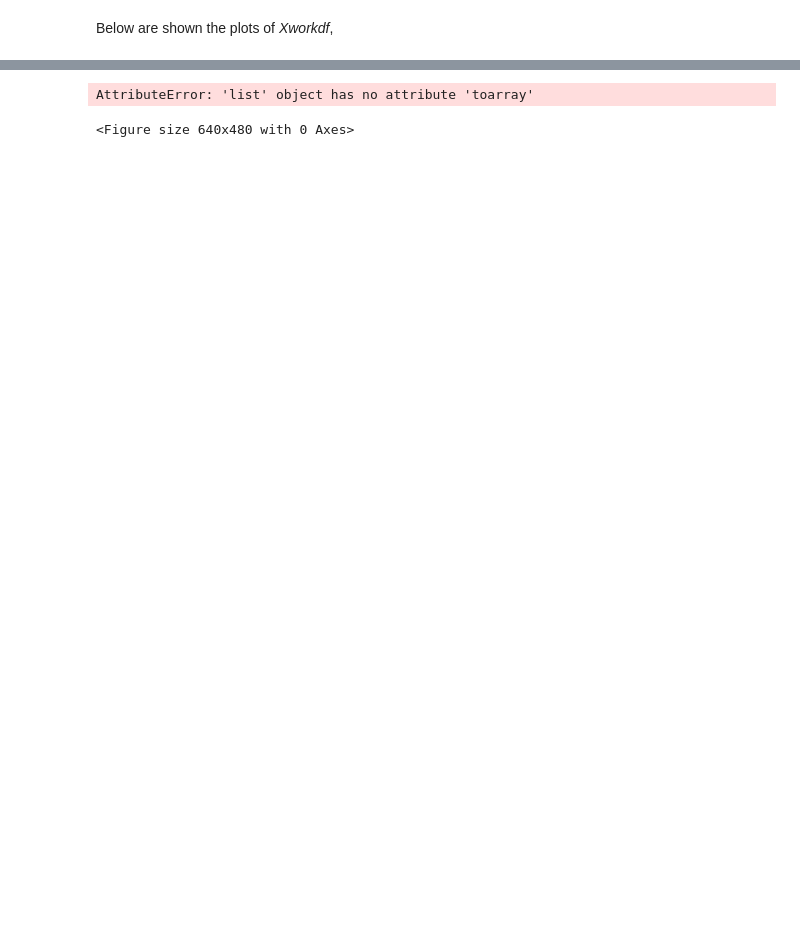
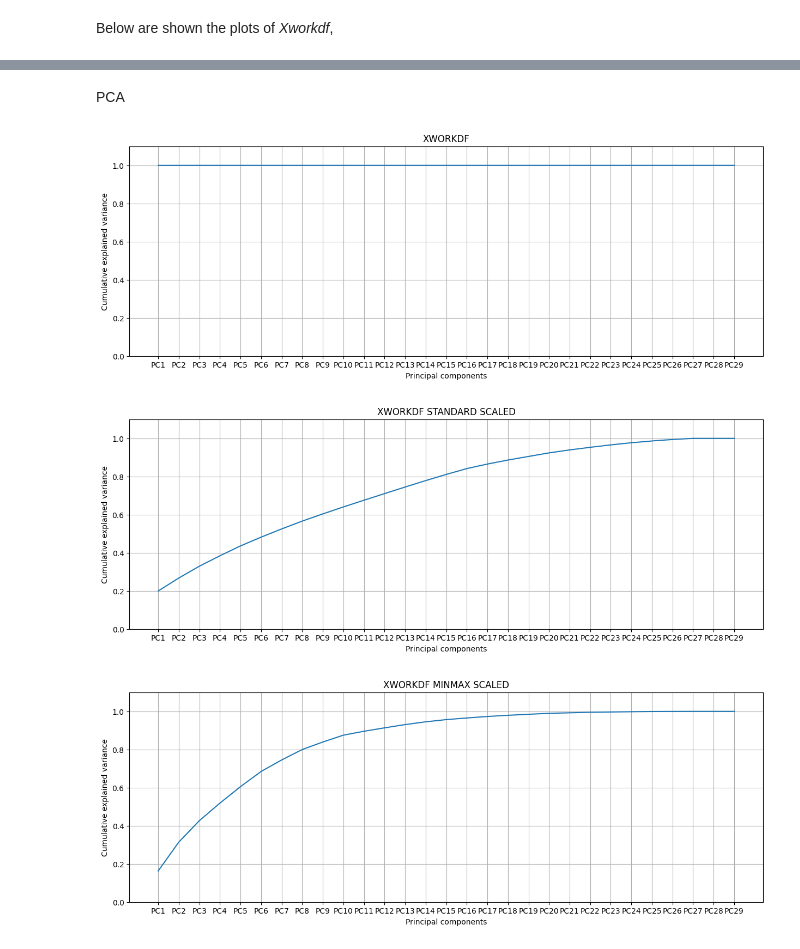
Before and after one commit to MarcoMungaiCoppolino/Data-Science-Portfolio, a Jupyter notebook: PROGETTO/HomeWork_1/MungaiCoppolinoPellegrino.ipynb, the cells around one changed output, grey strips where cells are left out. Saved outputs shown, nothing was run; the diff lists cells and outputs as text; code cells hidden in the pictures; blank space fills up the shorter version.

```diff
--- a/PROGETTO/HomeWork_1/MungaiCoppolinoPellegrino.ipynb
+++ b/PROGETTO/HomeWork_1/MungaiCoppolinoPellegrino.ipynb
@@ -333,18 +357,54 @@ dtype: float64
-# %%
-var_list = [Xworkdf.var(), Xworkdf_std.var(), Xworkdf_mm.var()]
-['Xworkdf', 'Xworkdf_std', 'Xorkdf_mm']
-tab10 = cm.tab10.colors
-#fig, ax = plt.subplots()
-
-##ax.bar(['Xworkdf', 'Xworkdf_std', 'Xorkdf_mm'], [Xworkdf.var(), Xworkdf_std.var(), Xworkdf_mm.var()])
-plt.figure()
-plt.bar(np.arange(3), [Xworkdf.var(), Xworkdf_std.var(), Xworkdf_mm.var()].toarray())
-plt.xticks(ticks=np.arange(3),
-           labels = ['Xworkdf', 'Xworkdf_std', 'Xorkdf_mm'],
-           rotation=15)
-plt.title('IRIS - PC1')
-plt.grid()
-plt.show()
-# %% [output]
-AttributeError: 'list' object has no attribute 'toarray'
-<Figure size 640x480 with 0 Axes>
+# %% [markdown]
+PCA
+# %%
+pca_nostd = PCA()
+pca_ss = PCA()
+pca_mm = PCA()
+
+pca_nostd.fit(Xworkdf)
+pca_ss.fit(Xworkdf_std)
+pca_mm.fit(Xworkdf_mm)
+
+explained_variance_ss = np.cumsum(pca_ss.explained_variance_ratio_)
+explained_variance_mm = np.cumsum(pca_mm.explained_variance_ratio_)
+
+#pca_nostd
+plt.figure(figsize=(15, 5))
+plt.plot(np.cumsum(pca_nostd.explained_variance_ratio_))
+plt.title('XWORKDF')
+plt.ylim([0, 1.1])
+plt.xticks(ticks=np.arange(pca_nostd.n_features_),
+           labels=[f'PC{i + 1}' for i in range(pca_nostd.n_features_)])
+plt.xlabel('Principal components')
+plt.ylabel('Cumulative explained variance')
+plt.grid()
+plt.show()
+
+
+#pca_ss
+plt.figure(figsize=(15, 5))
+plt.plot(np.cumsum(pca_ss.explained_variance_ratio_))
+plt.title('XWORKDF STANDARD SCALED')
+plt.ylim([0, 1.1])
+plt.xticks(ticks=np.arange(pca_ss.n_features_),
+           labels=[f'PC{i + 1}' for i in range(pca_ss.n_features_)])
+plt.xlabel('Principal components')
+plt.ylabel('Cumulative explained variance')
+plt.grid()
+plt.show()
+
+#pca_mm
+plt.figure(figsize=(15, 5))
+plt.plot(np.cumsum(pca_mm.explained_variance_ratio_))
+plt.title('XWORKDF MINMAX SCALED')
+plt.ylim([0, 1.1])
+plt.xticks(ticks=np.arange(pca_mm.n_features_),
+           labels=[f'PC{i + 1}' for i in range(pca_mm.n_features_)])
+plt.xlabel('Principal components')
+plt.ylabel('Cumulative explained variance')
+plt.grid()
+plt.show()
+# %% [output]
+[figure, added]
+[figure, added]
+[figure, added]
```
Also changed, not shown: parts of 17 cells of this notebook, 1 other file.
